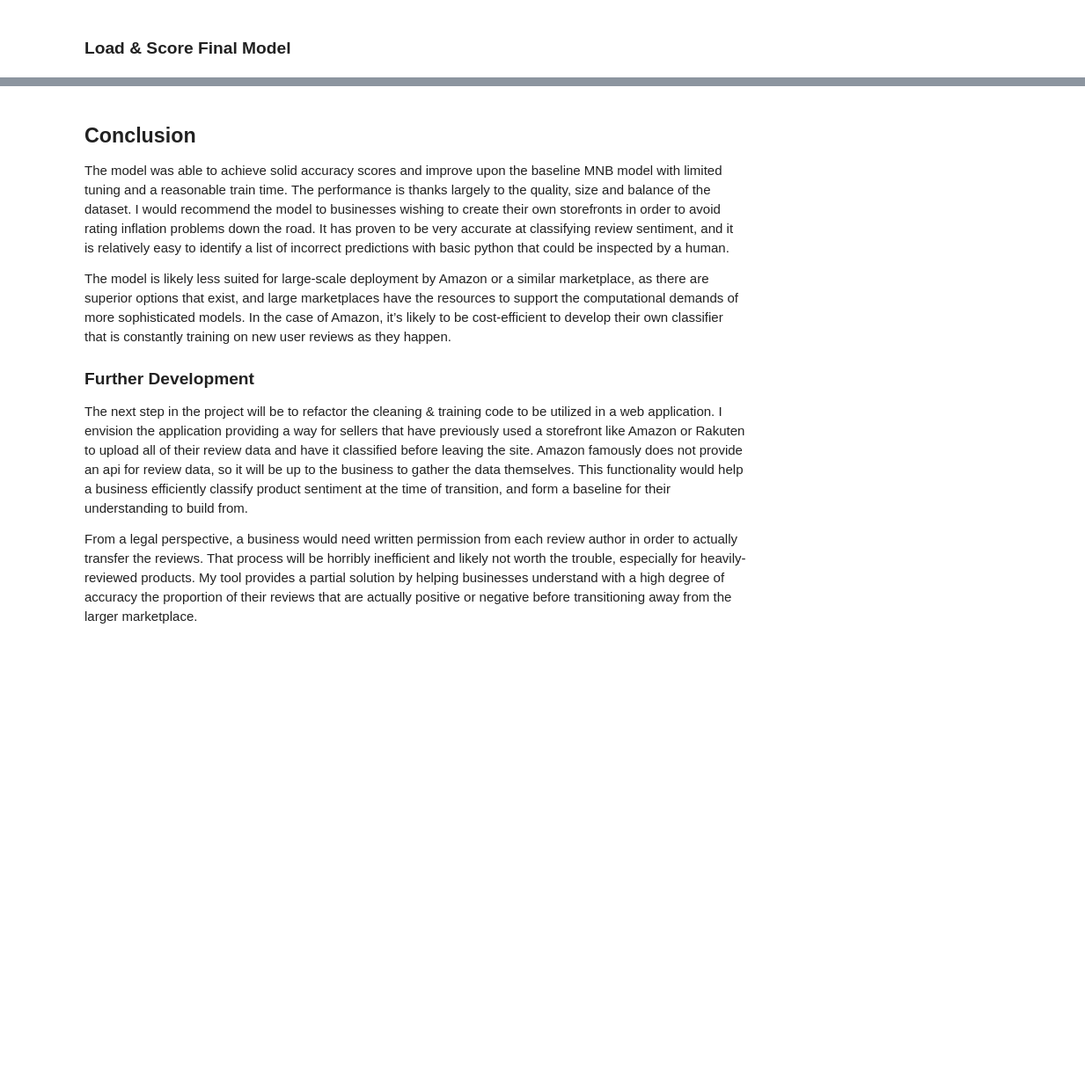
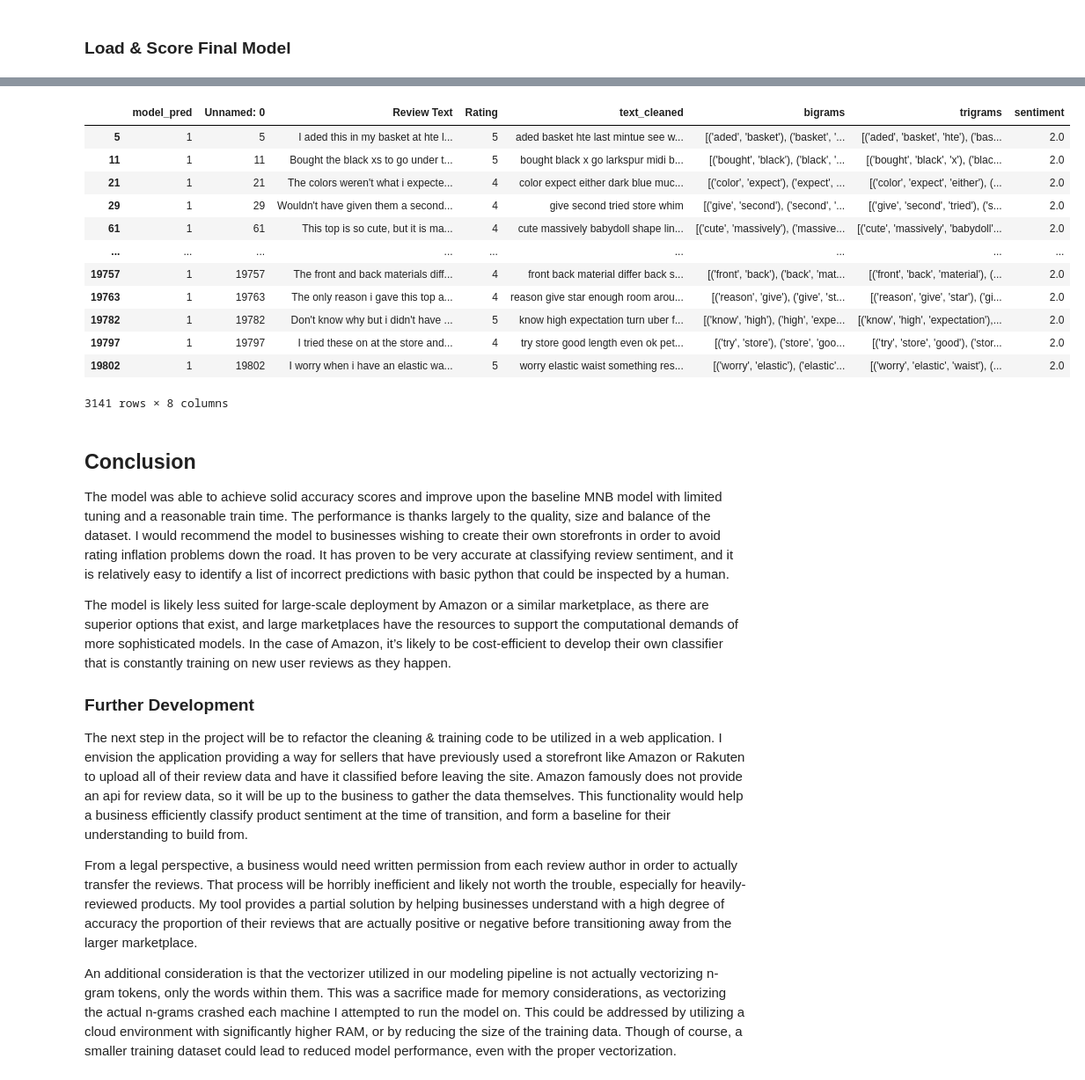
Before and after one commit to ThomasHChapman/classifying_user_reviews, a Jupyter notebook: working_notebooks/Stopwords_modeling_nb_10words.ipynb, the cells around one changed output, grey strips where cells are left out. Shown at 88% size. Drawn from its saved outputs; the diff is of its cells as text; code cells hidden in the pictures; blank space fills up the shorter version.

Commit message:
Finalized Narrative of Model Performance on Fashion Data

```diff
--- a/working_notebooks/Stopwords_modeling_nb_10words.ipynb
+++ b/working_notebooks/Stopwords_modeling_nb_10words.ipynb
@@ -43,5 +43,5 @@ import warnings
 warnings.filterwarnings('ignore')
 # %%
 # Read in the data & preview its contents
-df = pd.read_csv('../data/train_cleaned_10sw.csv', index_col=0)
+df = pd.read_csv('../large_data/train_cleaned_10sw.csv', index_col=0)
 df.head()
@@ -513,6 +743,6 @@ X_red_trigrams
 # %%
 # Read in the fashion data
-df_fashion = pd.read_csv('../data/fashion_cleaned.csv')
+df_fashion = pd.read_csv('../data/fashion_cleaned_10sw.csv')
 
 # Save features & target to appropriate variables & visually inspect
 X_fash_trigrams = df_fashion[['text_cleaned', 'trigrams']]
@@ -532,3 +786,24 @@ print(classification_report(y_fash, yhat_fash))
+# %%
+# Add a column to the X_fash dataframe containing the model's predictions for inspection
+df_fashion.insert(loc=0, column="model_pred",
+                       value=pd.Series(logreg_trigram_pipe.predict(X_fash_trigrams)))
+# %%
+# Inspect examples of wrong predictions
+df_fashion[df_fashion['model_pred'] != df_fashion['sentiment']]
+# %% [output]
+|  | model_pred | Unnamed: 0 | Review Text | Rating | text_cleaned | bigrams | trigrams | sentiment |
+| 5 | 1 | 5 | I aded this in my basket at hte l... | 5 | aded basket hte last mintue see w... | [('aded', 'basket'), ('basket', '... | [('aded', 'basket', 'hte'), ('bas... | 2.0 |
+| 11 | 1 | 11 | Bought the black xs to go under t... | 5 | bought black x go larkspur midi b... | [('bought', 'black'), ('black', '... | [('bought', 'black', 'x'), ('blac... | 2.0 |
+| 21 | 1 | 21 | The colors weren't what i expecte... | 4 | color expect either dark blue muc... | [('color', 'expect'), ('expect', ... | [('color', 'expect', 'either'), (... | 2.0 |
+| 29 | 1 | 29 | Wouldn't have given them a second... | 4 | give second tried store whim | [('give', 'second'), ('second', '... | [('give', 'second', 'tried'), ('s... | 2.0 |
+| 61 | 1 | 61 | This top is so cute, but it is ma... | 4 | cute massively babydoll shape lin... | [('cute', 'massively'), ('massive... | [('cute', 'massively', 'babydoll'... | 2.0 |
+| ... | ... | ... | ... | ... | ... | ... | ... | ... |
+| 19757 | 1 | 19757 | The front and back materials diff... | 4 | front back material differ back s... | [('front', 'back'), ('back', 'mat... | [('front', 'back', 'material'), (... | 2.0 |
+| 19763 | 1 | 19763 | The only reason i gave this top a... | 4 | reason give star enough room arou... | [('reason', 'give'), ('give', 'st... | [('reason', 'give', 'star'), ('gi... | 2.0 |
+| 19782 | 1 | 19782 | Don't know why but i didn't have ... | 5 | know high expectation turn uber f... | [('know', 'high'), ('high', 'expe... | [('know', 'high', 'expectation'),... | 2.0 |
+| 19797 | 1 | 19797 | I tried these on at the store and... | 4 | try store good length even ok pet... | [('try', 'store'), ('store', 'goo... | [('try', 'store', 'good'), ('stor... | 2.0 |
+| 19802 | 1 | 19802 | I worry when i have an elastic wa... | 5 | worry elastic waist something res... | [('worry', 'elastic'), ('elastic'... | [('worry', 'elastic', 'waist'), (... | 2.0 |
+3141 rows × 8 columns
 # %% [markdown]
 ## Conclusion
 The model was able to achieve solid accuracy scores and improve upon the baseline MNB model with limited tuning and a reasonable train time. The performance is thanks largely to the quality, size and balance of the dataset. I would recommend the model to businesses wishing to create their own storefronts in order to avoid rating inflation problems down the road. It has proven to be very accurate at classifying review sentiment, and it is relatively easy to identify a list of incorrect predictions with basic python that could be inspected by a human.
@@ -539,3 +814,5 @@ The model is likely less suited for large-scale deployment by Amazon or a simila
 The next step in the project will be to refactor the cleaning & training code to be utilized in a web application. I envision the application providing a way for sellers that have previously used a storefront like Amazon or Rakuten to upload all of their review data and have it classified before leaving the site. Amazon famously does not provide an api for review data, so it will be up to the business to gather the data themselves. This functionality would help a business efficiently classify product sentiment at the time of transition, and form a baseline for their understanding to build from.
 
 From a legal perspective, a business would need written permission from each review author in order to actually transfer the reviews. That process will be horribly inefficient and likely not worth the trouble, especially for heavily-reviewed products. My tool provides a partial solution by helping businesses understand with a high degree of accuracy the proportion of their reviews that are actually positive or negative before transitioning away from the larger marketplace.
+
+An additional consideration is that the vectorizer utilized in our modeling pipeline is not actually vectorizing n-gram tokens, only the words within them. This was a sacrifice made for memory considerations, as vectorizing the actual n-grams crashed each machine I attempted to run the model on. This could be addressed by utilizing a cloud environment with significantly higher RAM, or by reducing the size of the training data. Though of course, a smaller training dataset could lead to reduced model performance, even with the proper vectorization.
```
Also changed, not shown: parts of 58 cells of this notebook.
